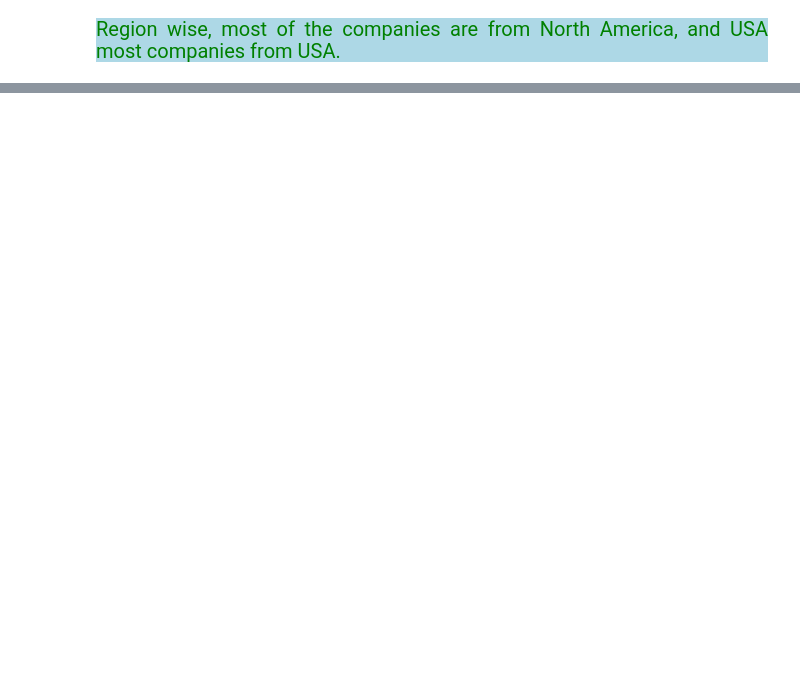
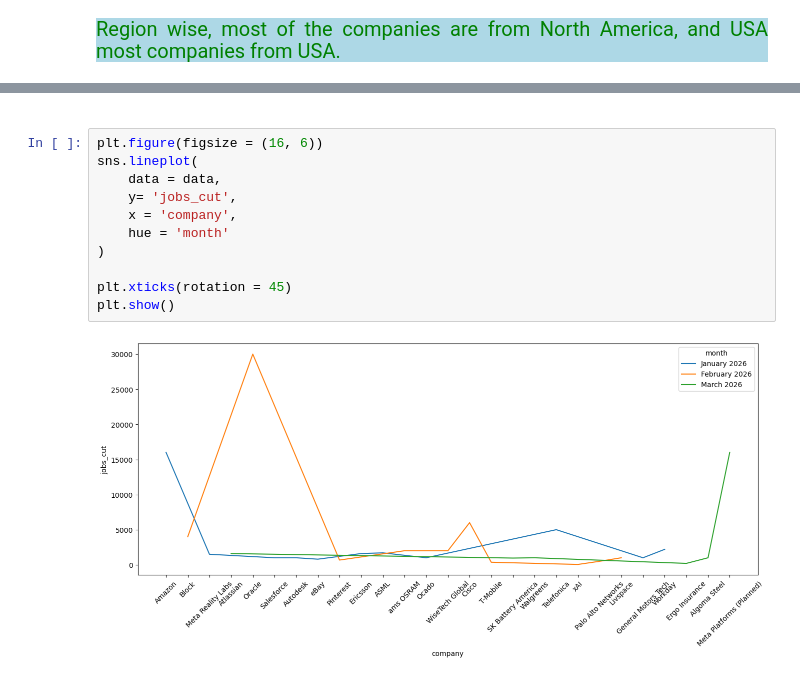
Before and after one commit to Kartika-Nidhi/DS_Projects, a Jupyter notebook: TechLayoffs2026Analysis.ipynb, the cells around one changed output, grey strips where cells are left out. Saved outputs shown, nothing was run; the diff lists cells and outputs as text; blank space fills up the shorter version.

```diff
--- a/TechLayoffs2026Analysis.ipynb
+++ b/TechLayoffs2026Analysis.ipynb
@@ -211,0 +400,15 @@ plt.show()
+# %% [markdown]
+<div>
+# %%
+plt.figure(figsize = (16, 6))
+sns.lineplot(
+    data = data,
+    y= 'jobs_cut',
+    x = 'company',
+    hue = 'month'
+)
+
+plt.xticks(rotation = 45)
+plt.show()
+# %% [output]
+[figure, added]
```
Also changed, not shown: parts of 26 cells of this notebook.
